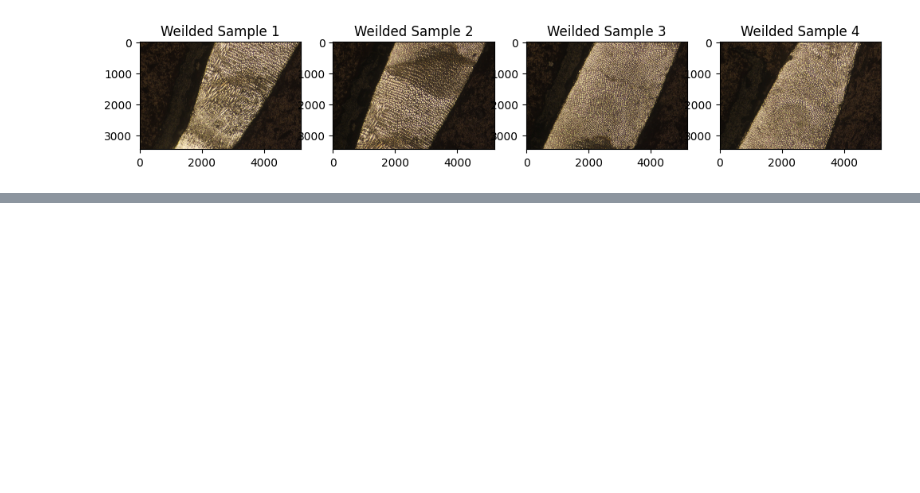
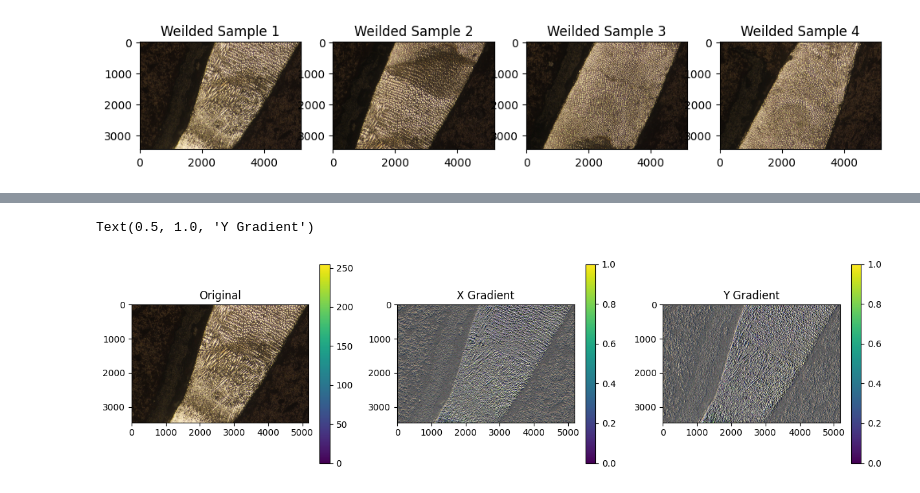
Before and after one commit to AngleKit/MSE7530Codes, a Jupyter notebook: Assignments/Assignment5.ipynb, the cells around one changed output, grey strips where cells are left out. Cells and saved outputs as stored; diff of their text form; code cells hidden in the pictures; blank space fills up the shorter version.

```diff
--- a/Assignments/Assignment5.ipynb
+++ b/Assignments/Assignment5.ipynb
@@ -65,0 +69,12 @@ Text(0.5, 1.0, 'Weilded Sample 2')
+# %%
+fig, ax = plt.subplots(1,3,figsize=(15,4))
+cb = ax[0].imshow(s1_cut)
+plt.colorbar(cb,ax=ax[0])
+cb = ax[1].imshow(np.gradient(s1_cut)[0])
+plt.colorbar(cb,ax=ax[1])
+cb = ax[2].imshow(np.gradient(s1_cut)[1])
+plt.colorbar(cb,ax=ax[2])
+ax[0].set_title('Original')
+ax[1].set_title('X Gradient')
+ax[2].set_title('Y Gradient')
+# %% [output]
@@ -65,0 +83,2 @@ Text(0.5, 1.0, 'Weilded Sample 2')
+Text(0.5, 1.0, 'Y Gradient')
+[figure, added]
```
Also changed, not shown: parts of 3 cells of this notebook.
